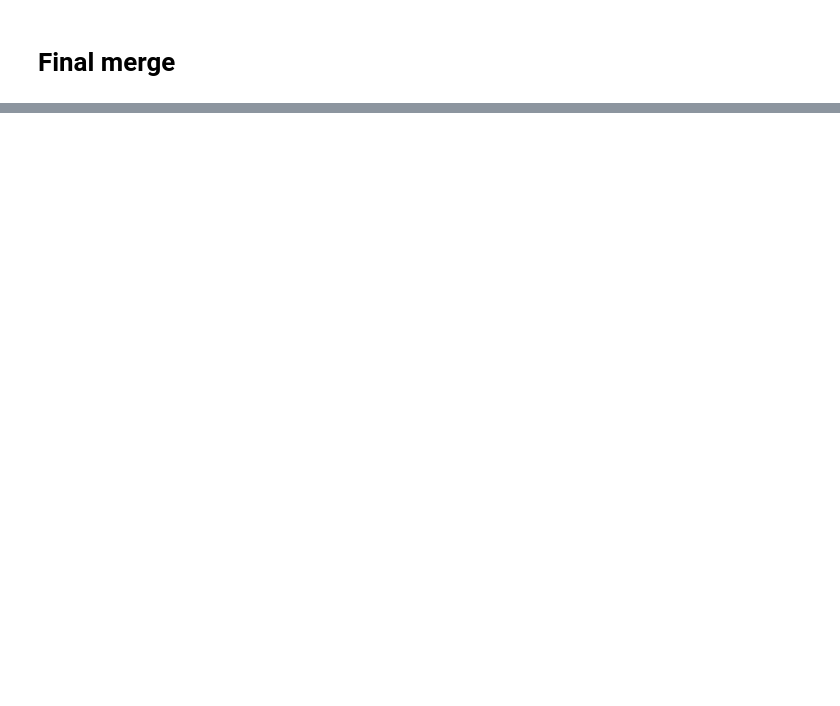
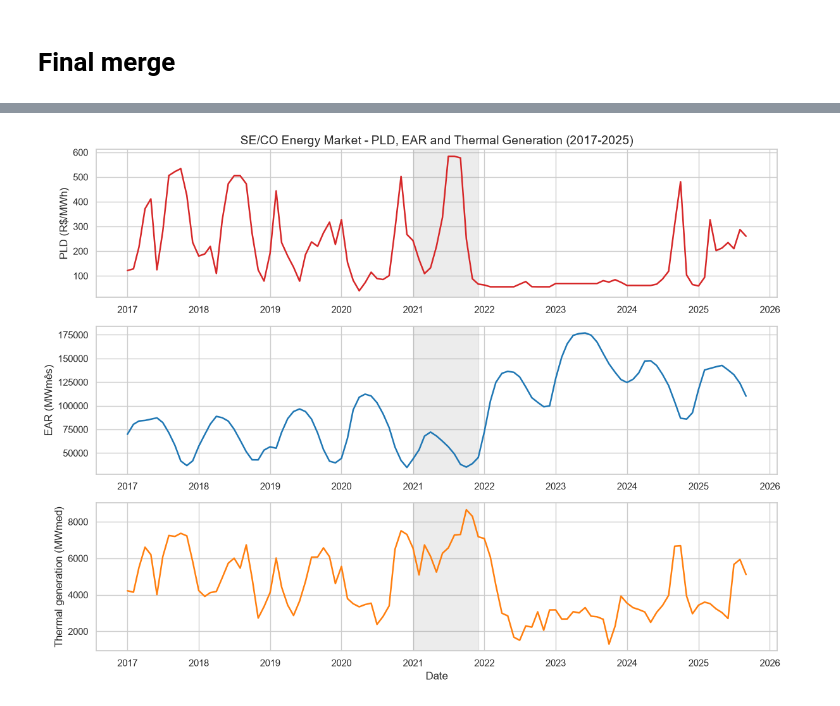
Before and after one commit to cesarmonteiro09/energy-pld-analysis, a Jupyter notebook: notebooks/01_exploratory_data_analysis.ipynb, the cells around one changed output, grey strips where cells are left out. Drawn from its saved outputs; the diff is of its cells as text; code cells hidden in the pictures; blank space fills up the shorter version.

```diff
--- a/notebooks/01_exploratory_data_analysis.ipynb
+++ b/notebooks/01_exploratory_data_analysis.ipynb
@@ -358,0 +430,30 @@ Final analytical dataset ready! Total consolidated months: 84
+# %%
+# --- TIME SERIES: PLD, EAR AND THERMAL GENERATION ---
+
+plt.figure(figsize=(12, 9))
+
+# 1. PLD (price)
+plt.subplot(3, 1, 1)
+plt.plot(df_final.index, df_final["pld_se_co"], color="tab:red", linewidth=1.8)
+plt.axvspan(pd.Timestamp("2021-01-01"), pd.Timestamp("2021-12-01"), color="gray", alpha=0.15)
+plt.ylabel("PLD (R$/MWh)")
+plt.title("SE/CO Energy Market - PLD, EAR and Thermal Generation (2017-2025)", fontsize=14)
+
+# 2. EAR (stored energy)
+plt.subplot(3, 1, 2)
+plt.plot(df_final.index, df_final["ear_seco_mwmes"], color="tab:blue", linewidth=1.8)
+plt.axvspan(pd.Timestamp("2021-01-01"), pd.Timestamp("2021-12-01"), color="gray", alpha=0.15)
+plt.ylabel("EAR (MWmês)")
+
+# 3. Thermal generation
+plt.subplot(3, 1, 3)
+plt.plot(df_final.index, df_final["thermal_gen_seco_mwmed"], color="tab:orange", linewidth=1.8)
+plt.axvspan(pd.Timestamp("2021-01-01"), pd.Timestamp("2021-12-01"), color="gray", alpha=0.15)
+plt.ylabel("Thermal generation (MWmed)")
+plt.xlabel("Date")
+
+plt.tight_layout()
+plt.savefig("../outputs/time_series_pld_ear_thermal.png", dpi=300)
+plt.show()
+# %% [output]
+[figure, added]
```
Also changed, not shown: parts of 12 cells of this notebook.
